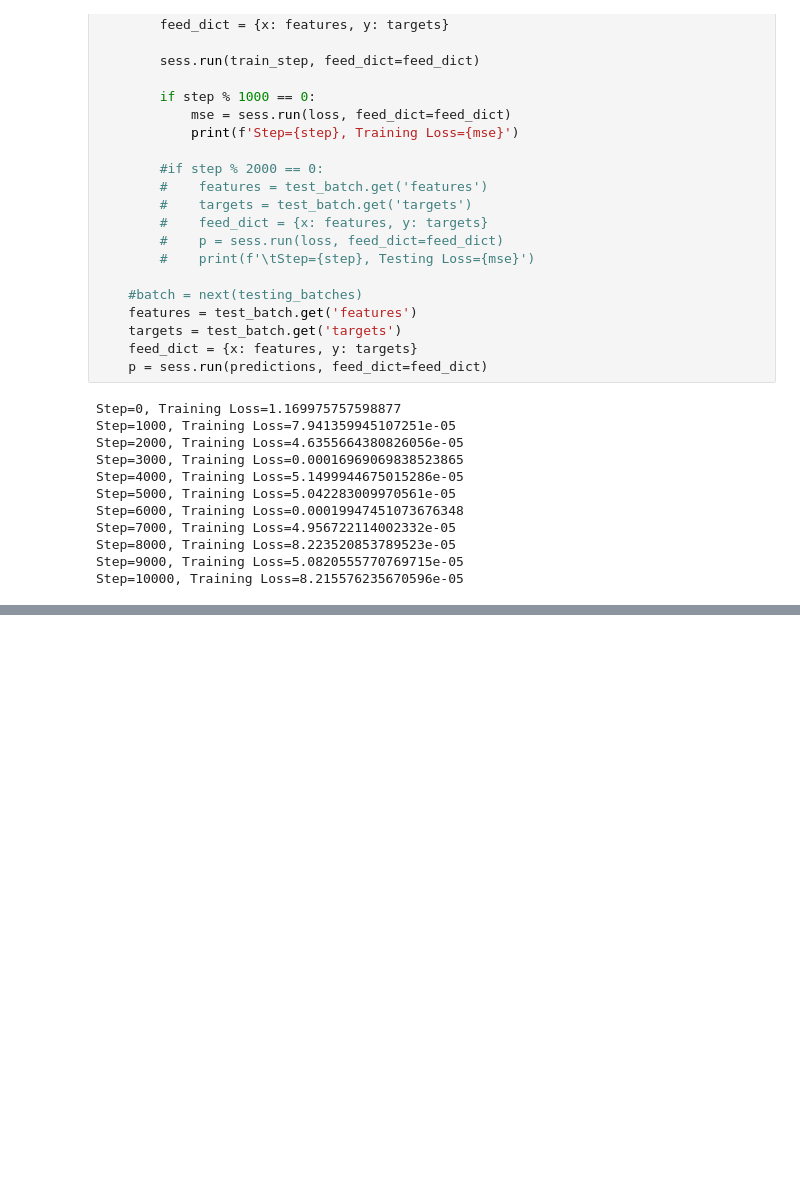
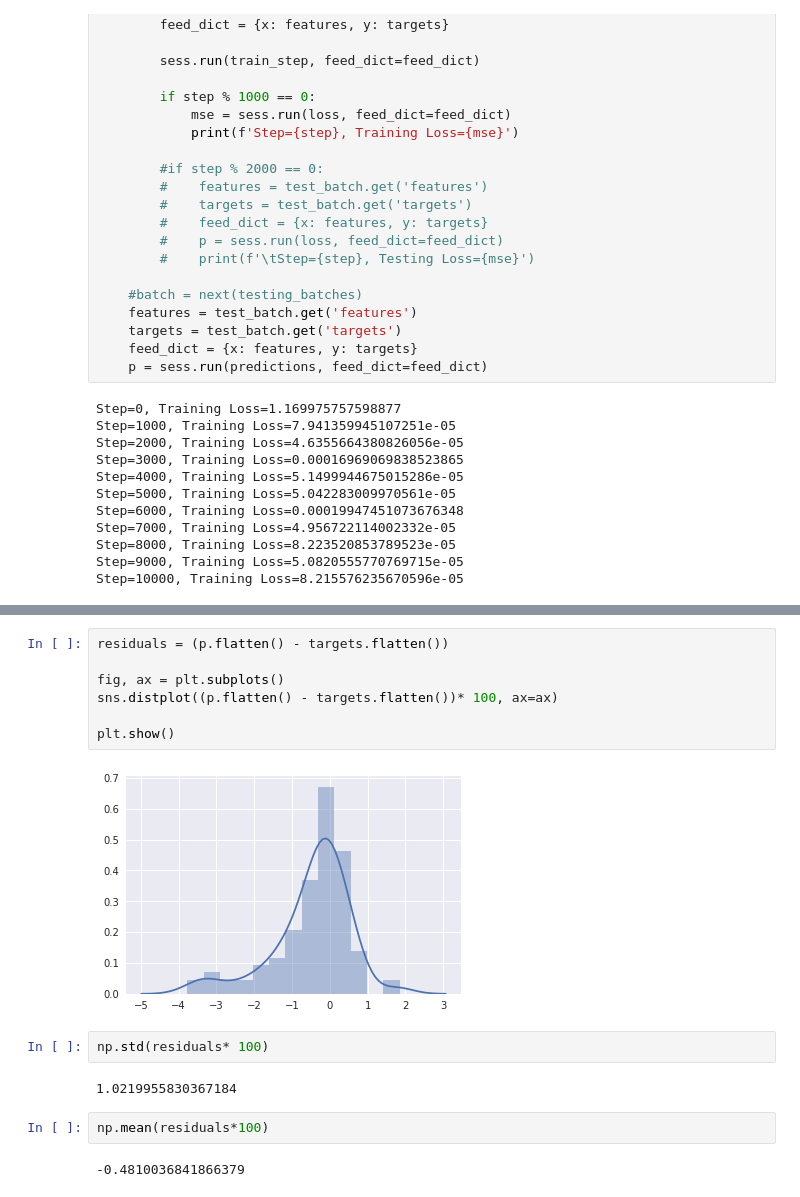
Before and after one commit to mileshill/multivariatetimeseries, a Jupyter notebook: LSTM.ipynb, the cells around one changed output, grey strips where cells are left out. Cells and saved outputs as stored; diff of their text form; blank space fills up the shorter version.

```diff
--- a/LSTM.ipynb
+++ b/LSTM.ipynb
@@ -105,0 +113,17 @@ plt.show()
+# %%
+residuals = (p.flatten() - targets.flatten())
+
+fig, ax = plt.subplots()
+sns.distplot((p.flatten() - targets.flatten())* 100, ax=ax)
+
+plt.show()
+# %% [output]
+[figure, added]
+# %%
+np.std(residuals* 100)
+# %% [output]
+1.0219955830367184
+# %%
+np.mean(residuals*100)
+# %% [output]
+-0.4810036841866379
```
Also changed, not shown: parts of 2 cells of this notebook.
